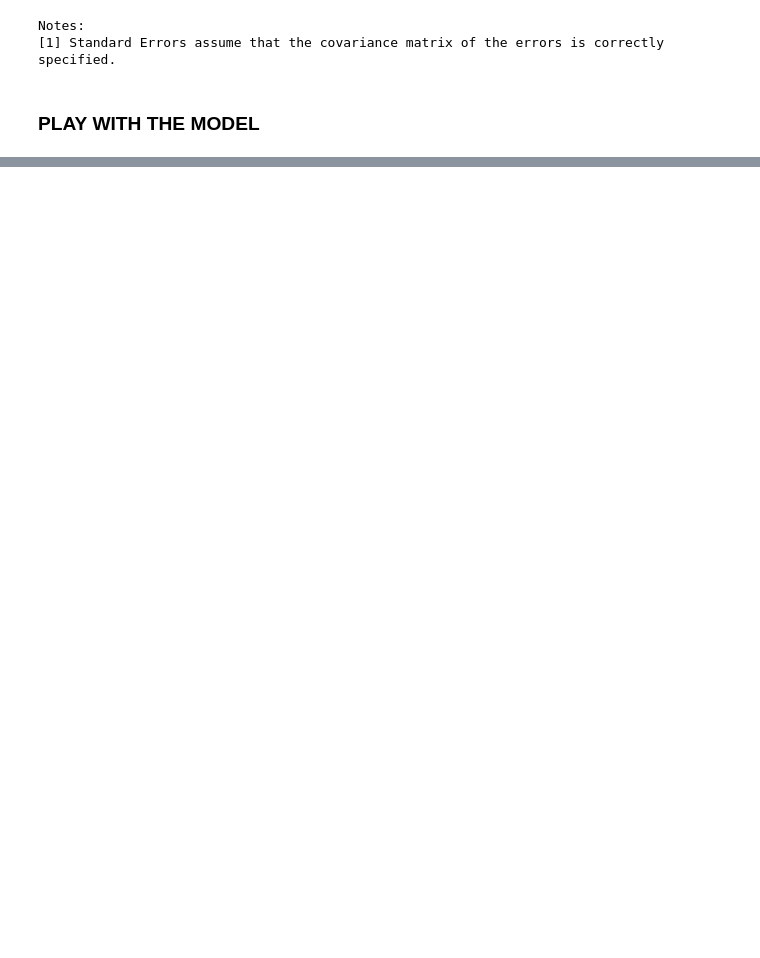
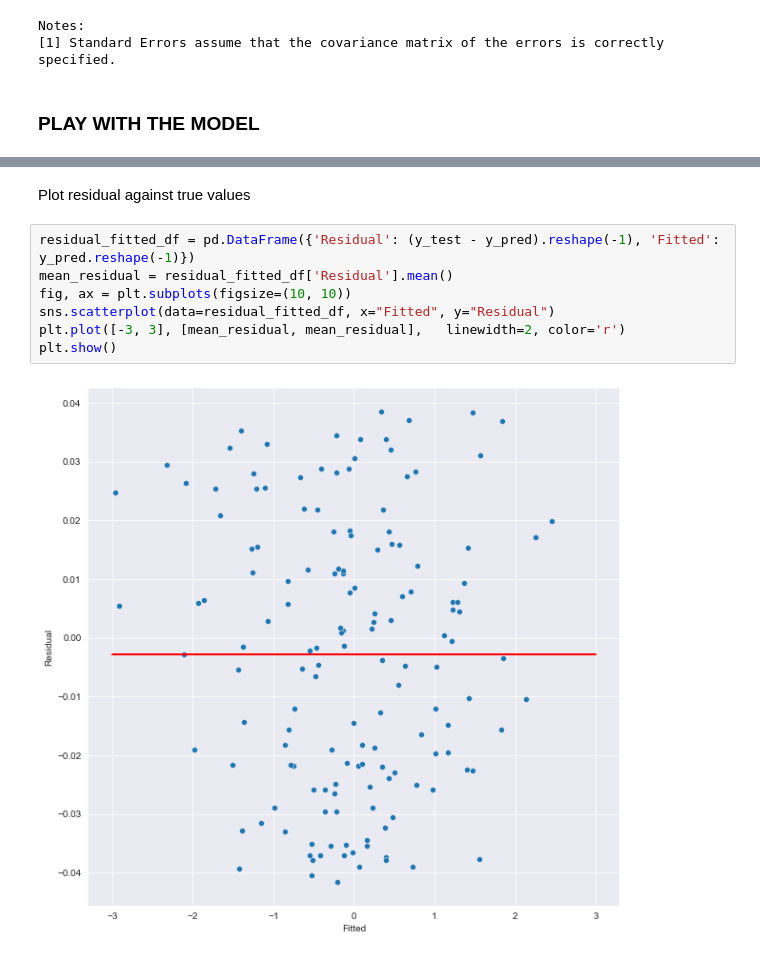
Before and after one commit to natthawit-jan/car_price_prediction_proj, a Jupyter notebook: car_prediction.ipynb, the cells around one changed output, grey strips where cells are left out. Drawn from its saved outputs; the diff is of its cells as text; blank space fills up the shorter version.

Commit message:
Add residual to fitted plot

```diff
--- a/car_prediction.ipynb
+++ b/car_prediction.ipynb
@@ -229,0 +230,11 @@ array([[171758.11944644]])
+# %% [markdown]
+Plot residual against true values
+# %%
+residual_fitted_df = pd.DataFrame({'Residual': (y_test - y_pred).reshape(-1), 'Fitted': y_pred.reshape(-1)})
+mean_residual = residual_fitted_df['Residual'].mean()
+fig, ax = plt.subplots(figsize=(10, 10))
+sns.scatterplot(data=residual_fitted_df, x="Fitted", y="Residual")
+plt.plot([-3, 3], [mean_residual, mean_residual],   linewidth=2, color='r')
+plt.show()
+# %% [output]
+[figure, added]
```
Also changed, not shown: parts of 7 cells of this notebook.
